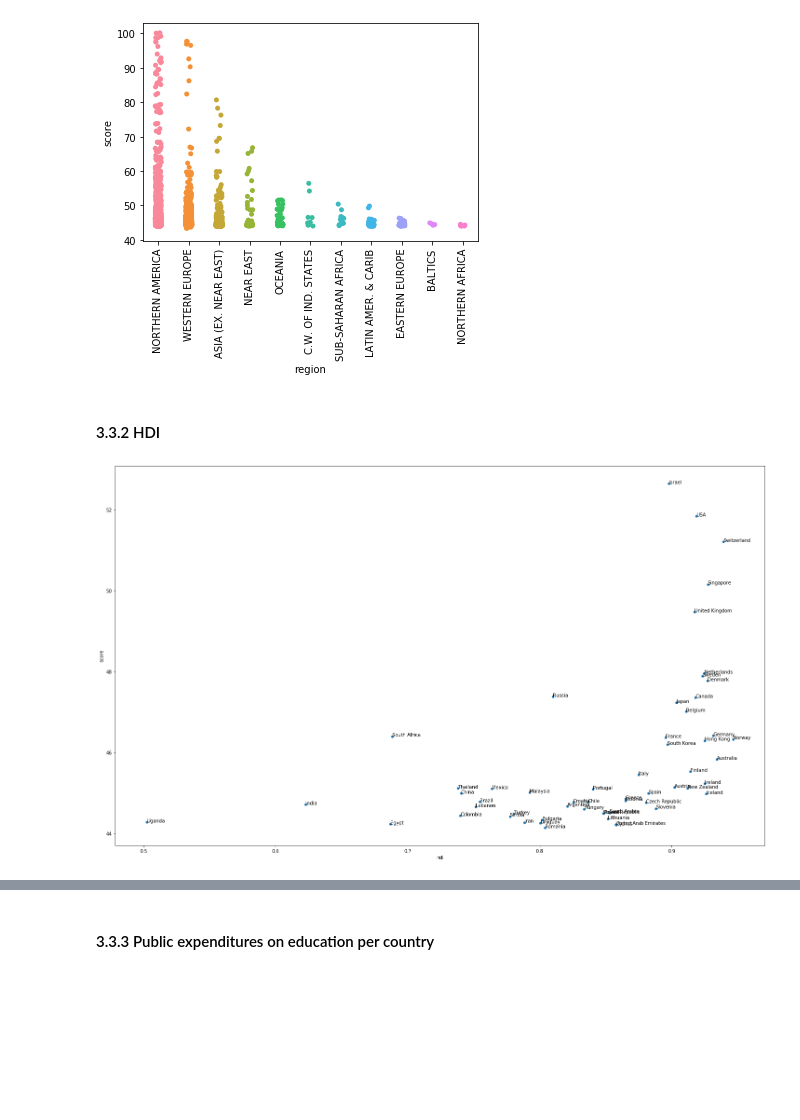
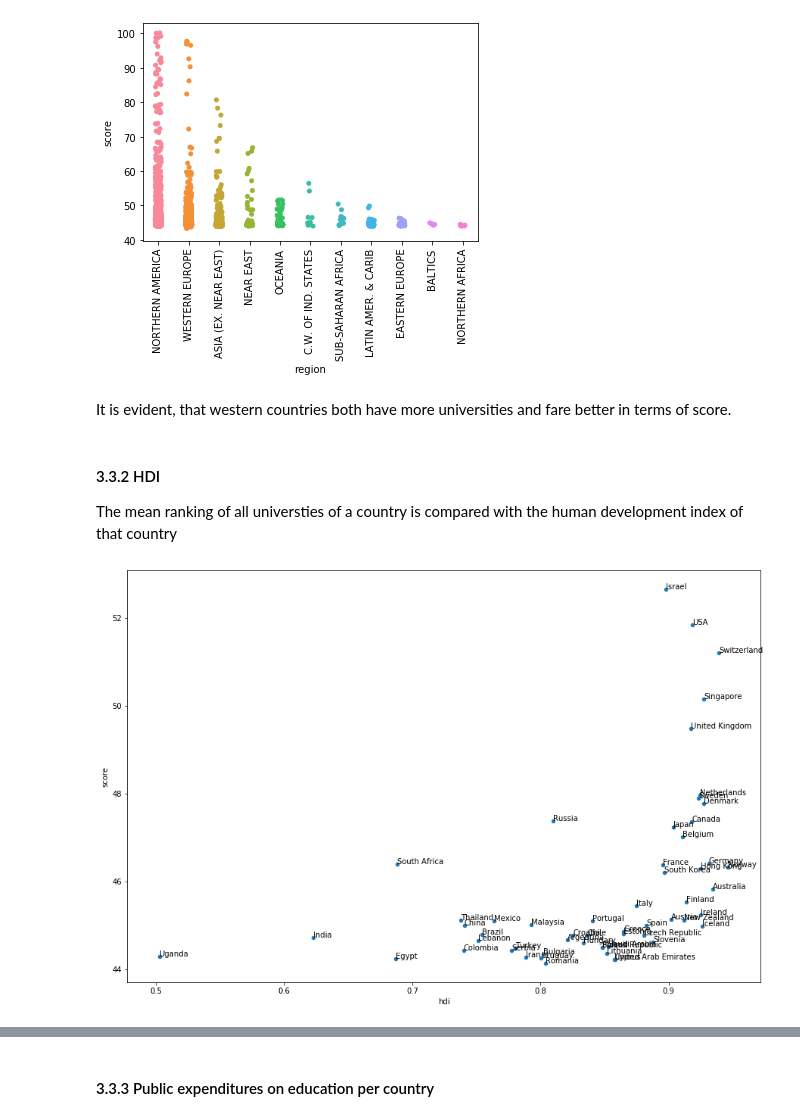
Before and after one commit to AjayvirS/uni-ranking, a Jupyter notebook: EX3_final.ipynb, the cells around one changed output, grey strips where cells are left out. Saved outputs shown, nothing was run; the diff lists cells and outputs as text; code cells hidden in the pictures; blank space fills up the shorter version.

```diff
--- a/EX3_final.ipynb
+++ b/EX3_final.ipynb
@@ -688,24 +695,30 @@ plt.xticks(rotation=90)
 (array([ 0,  1,  2,  3,  4,  5,  6,  7,  8,  9, 10]),
  <a list of 11 Text xticklabel objects>)
 [figure]
-# %% [markdown]
-#### 3.3.2 HDI
+# %% [markdown]
+It is evident, that western countries both have more universities and fare better in terms of score.
+# %% [markdown]
+#### 3.3.2 HDI
+
+The mean ranking of all universties of a country is compared with the human development index of that country
 # %%
 #check how HDI of countries correlates with rankings
 
 #calculate mean world rank
 
 cwur_hdi_mean = cwur_hdi.groupby("country").mean()
 
 fig, ax = plt.subplots()
 cwur_hdi_mean.plot("hdi", "score", kind="scatter",
-             figsize = (25,15), ax=ax)
+             figsize = (15,10), ax=ax)
 
 for k, v in cwur_hdi_mean.iterrows():
     x = v["hdi"]
     y = v["score"]
     ax.annotate(k, (x,y))
 
 plt.show()
+
+fig.savefig('graphs/hdi_score_scatter', bbox_inches = 'tight')
 # %% [output]
-[figure, old version]
+[figure, new version]
```
Also changed, not shown: parts of 14 cells of this notebook.
